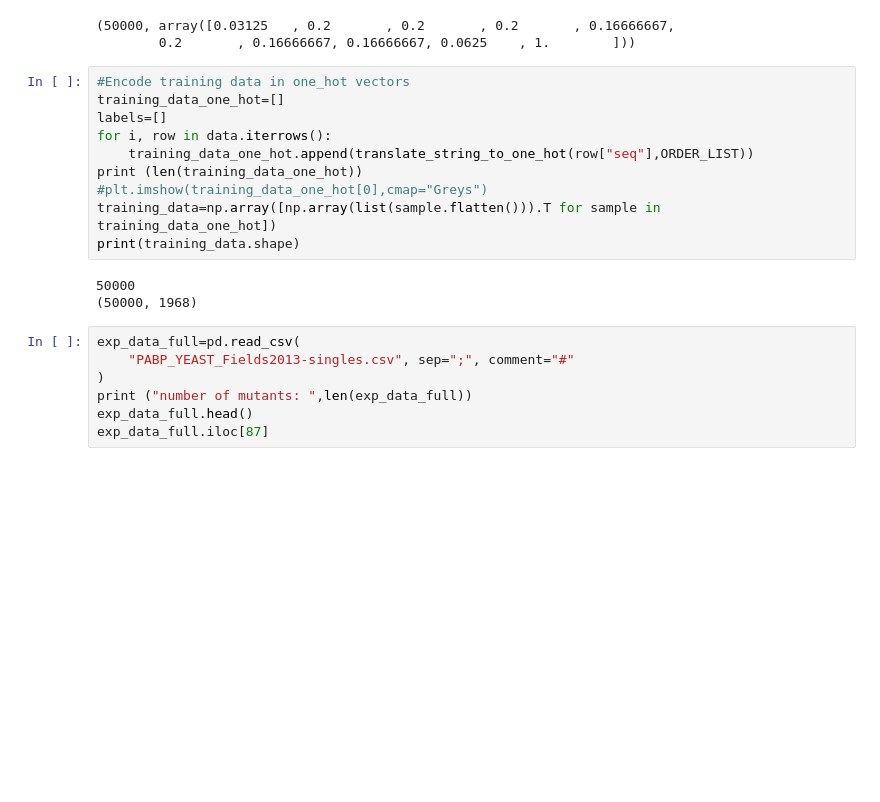
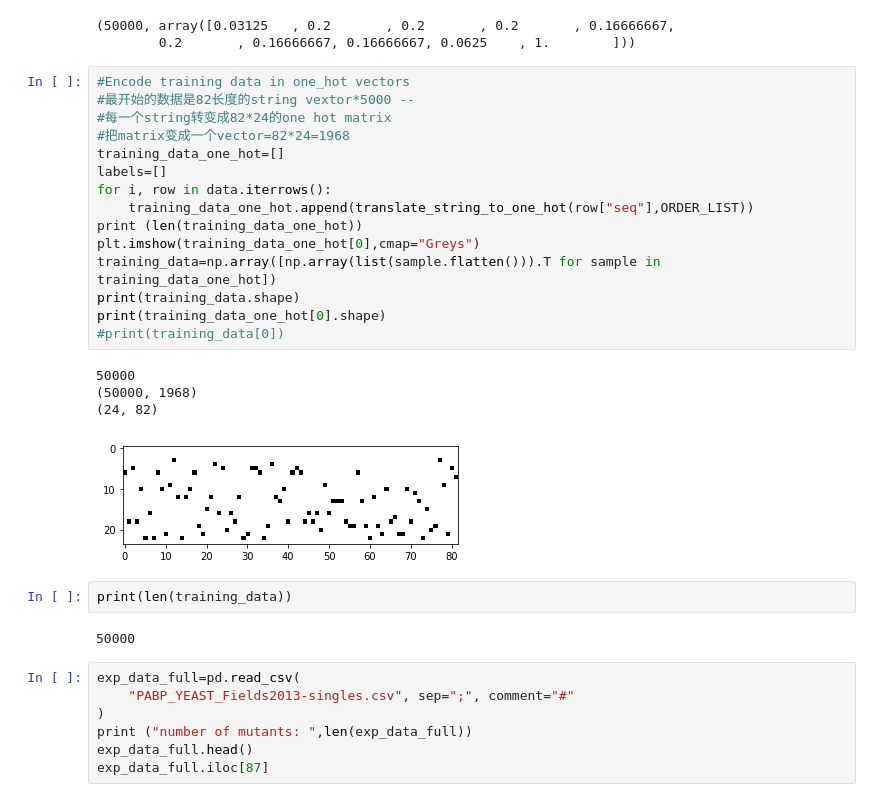
Before and after one commit to rockey1006/Variational-Autoencoders, a Jupyter notebook: S_VAE_Protein.ipynb, the cells around one changed output. Cells and saved outputs as stored; diff of their text form; blank space fills up the shorter version.

```diff
--- a/S_VAE_Protein.ipynb
+++ b/S_VAE_Protein.ipynb
@@ -98,17 +96,28 @@ len(new_weights),new_weights[:10]
         0.2       , 0.16666667, 0.16666667, 0.0625    , 1.        ]))
 # %%
 #Encode training data in one_hot vectors
+#最开始的数据是82长度的string vextor*5000 --
+#每一个string转变成82*24的one hot matrix
+#把matrix变成一个vector=82*24=1968
 training_data_one_hot=[]
 labels=[]
 for i, row in data.iterrows():
     training_data_one_hot.append(translate_string_to_one_hot(row["seq"],ORDER_LIST))
 print (len(training_data_one_hot))
-#plt.imshow(training_data_one_hot[0],cmap="Greys")
+plt.imshow(training_data_one_hot[0],cmap="Greys")
 training_data=np.array([np.array(list(sample.flatten())).T for sample in training_data_one_hot])
 print(training_data.shape)
+print(training_data_one_hot[0].shape)
+#print(training_data[0])
 # %% [output]
 50000
 (50000, 1968)
+(24, 82)
+[figure, added]
+# %%
+print(len(training_data))
+# %% [output]
+50000
 # %%
 exp_data_full=pd.read_csv(
     "PABP_YEAST_Fields2013-singles.csv", sep=";", comment="#"
```
Also changed, not shown: parts of 1 cell of this notebook.
